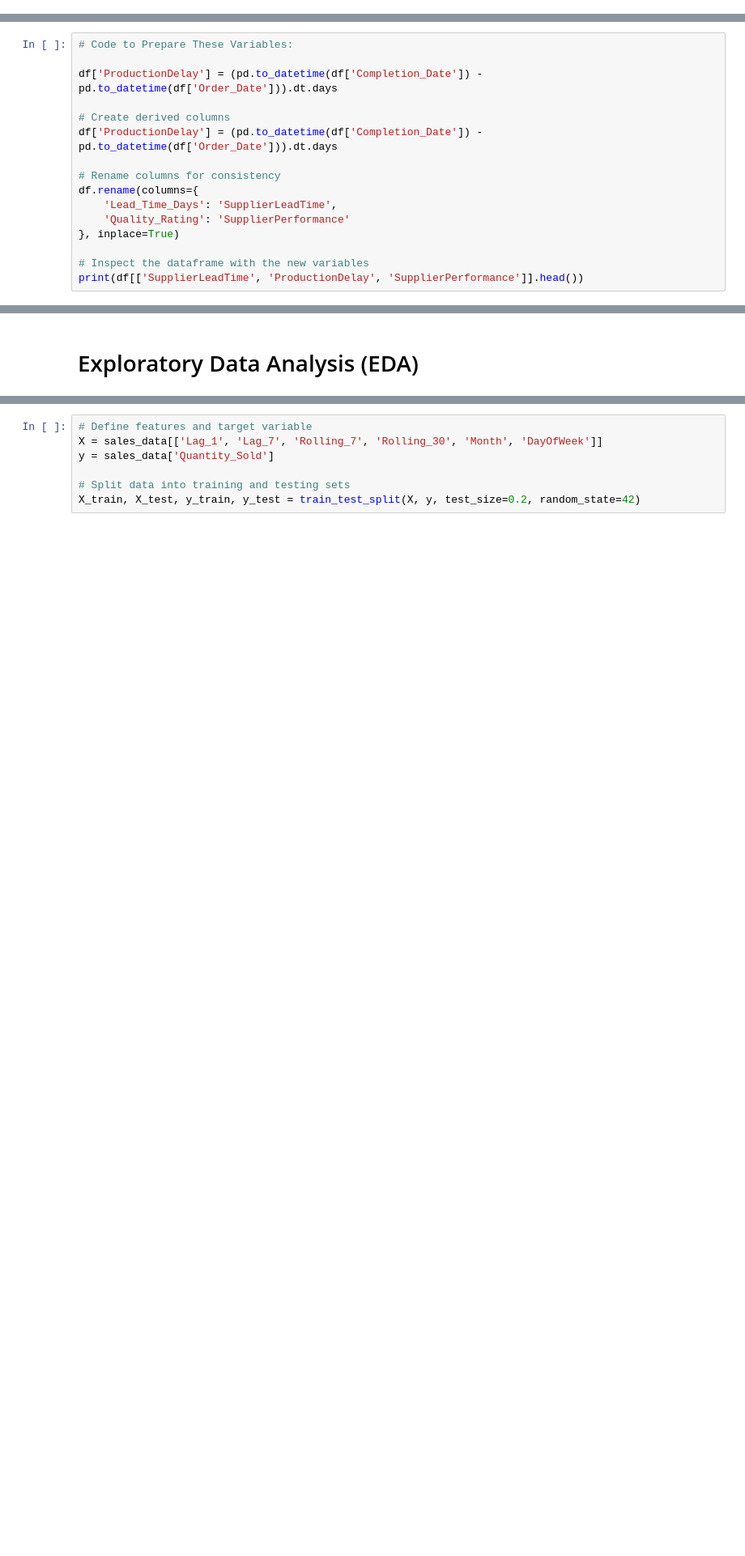
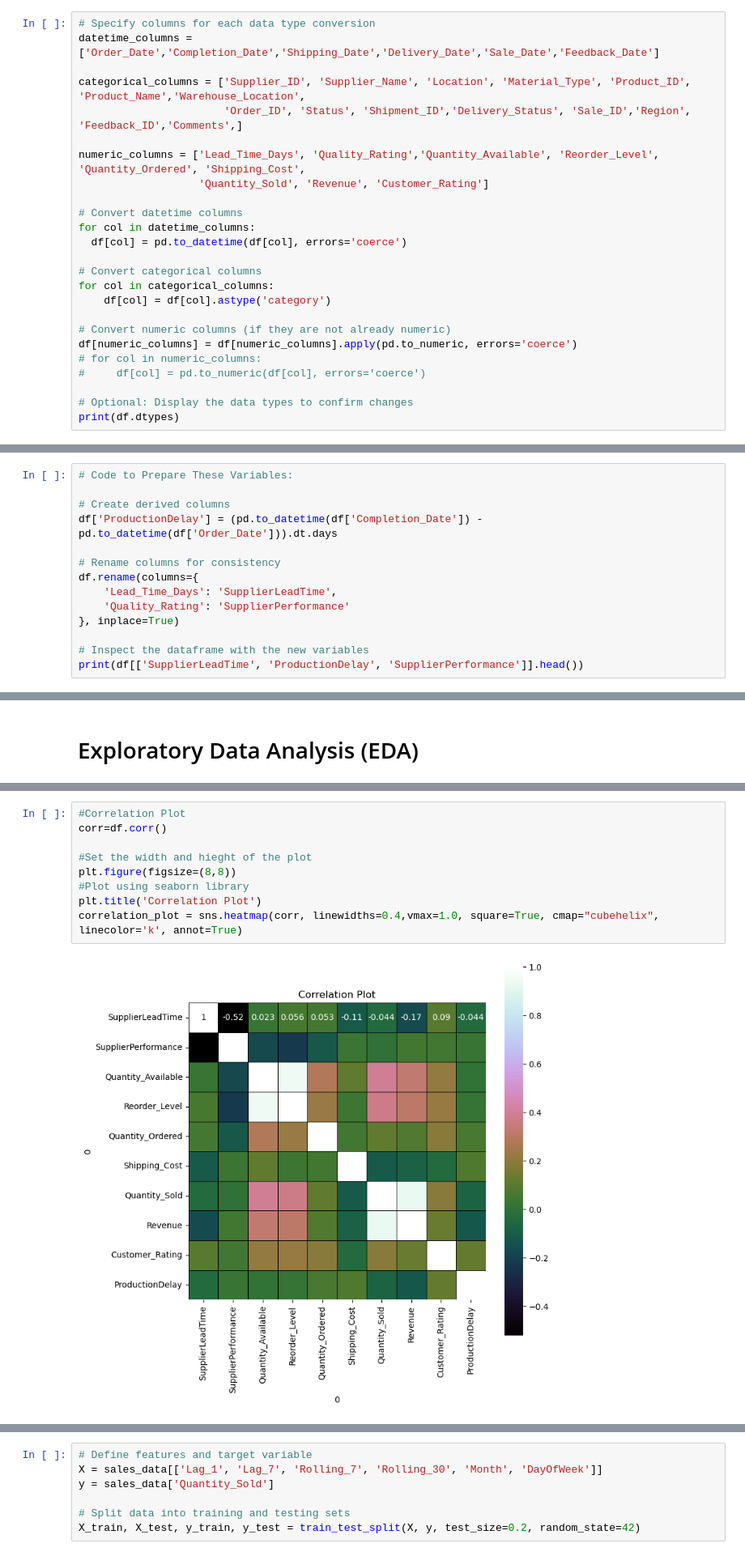
Before and after one commit to swaroop5454/Pharmaceutical-Supply-Chain-Optimization-Dashboard, a Jupyter notebook: Pharmaceutical Supply Chain Optimization.ipynb, the cells around one changed output, grey strips where cells are left out. Shown at 81% size. Drawn from its saved outputs; the diff is of its cells as text; blank space fills up the shorter version.

```diff
--- a/Pharmaceutical Supply Chain Optimization.ipynb
+++ b/Pharmaceutical Supply Chain Optimization.ipynb
@@ -194,0 +216,25 @@ df=final_dataset.copy()
+# %%
+# Specify columns for each data type conversion
+datetime_columns = ['Order_Date','Completion_Date','Shipping_Date','Delivery_Date','Sale_Date','Feedback_Date']
+
+categorical_columns = ['Supplier_ID', 'Supplier_Name', 'Location', 'Material_Type', 'Product_ID', 'Product_Name','Warehouse_Location',
+                       'Order_ID', 'Status', 'Shipment_ID','Delivery_Status', 'Sale_ID','Region', 'Feedback_ID','Comments',]
+
+numeric_columns = ['Lead_Time_Days', 'Quality_Rating','Quantity_Available', 'Reorder_Level', 'Quantity_Ordered', 'Shipping_Cost',
+                   'Quantity_Sold', 'Revenue', 'Customer_Rating']
+
+# Convert datetime columns
+for col in datetime_columns:
+  df[col] = pd.to_datetime(df[col], errors='coerce')
+
+# Convert categorical columns
+for col in categorical_columns:
+    df[col] = df[col].astype('category')
+
+# Convert numeric columns (if they are not already numeric)
+df[numeric_columns] = df[numeric_columns].apply(pd.to_numeric, errors='coerce')
+# for col in numeric_columns:
+#     df[col] = pd.to_numeric(df[col], errors='coerce')
+
+# Optional: Display the data types to confirm changes
+print(df.dtypes)
@@ -229,8 +302,6 @@ This can be inferred as the difference between Order_Date and Completion_Date. T
 Likely corresponds to Quality_Rating, which appears to measure supplier performance on quality.
 # %%
 # Code to Prepare These Variables:
-
-df['ProductionDelay'] = (pd.to_datetime(df['Completion_Date']) - pd.to_datetime(df['Order_Date'])).dt.days
 
 # Create derived columns
 df['ProductionDelay'] = (pd.to_datetime(df['Completion_Date']) - pd.to_datetime(df['Order_Date'])).dt.days
@@ -371,0 +442,11 @@ dtype: int64
+# %%
+#Correlation Plot
+corr=df.corr()
+
+#Set the width and hieght of the plot
+plt.figure(figsize=(8,8))
+#Plot using seaborn library
+plt.title('Correlation Plot')
+correlation_plot = sns.heatmap(corr, linewidths=0.4,vmax=1.0, square=True, cmap="cubehelix", linecolor='k', annot=True)
+# %% [output]
+[figure, added]
```
Also changed, not shown: parts of 49 cells of this notebook.
